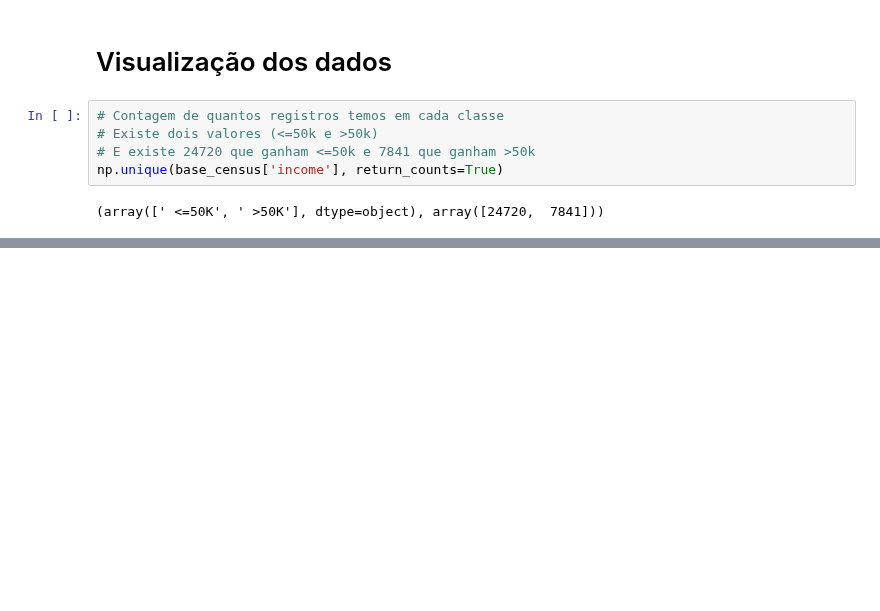
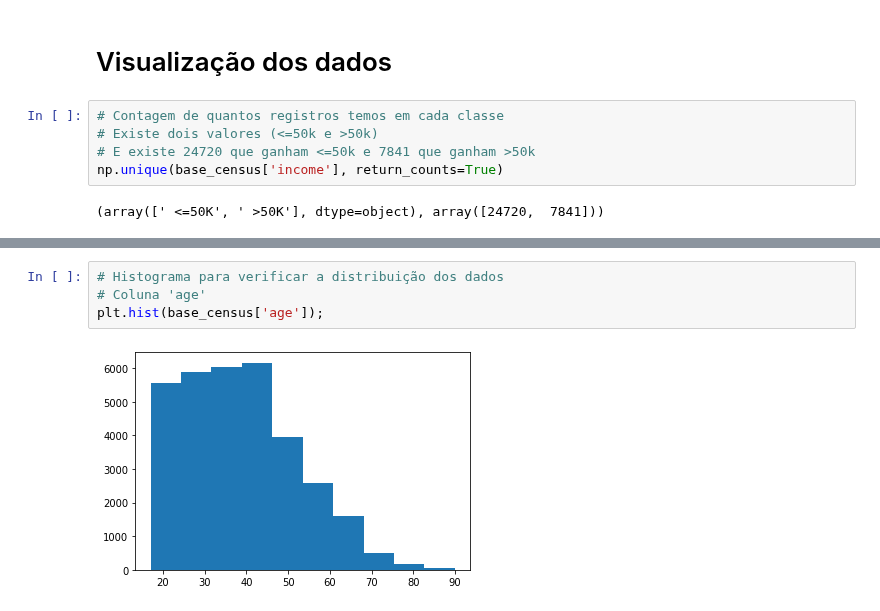
Before and after one commit to Brandao20vtr/projetos, a Jupyter notebook: ML01_PreProcessamentoCredito_PrevisaoSenso.ipynb, the cells around one changed output, grey strips where cells are left out. Drawn from its saved outputs; the diff is of its cells as text; blank space fills up the shorter version.

```diff
--- a/ML01_PreProcessamentoCredito_PrevisaoSenso.ipynb
+++ b/ML01_PreProcessamentoCredito_PrevisaoSenso.ipynb
@@ -645 +644,7 @@ sns.countplot(x = base_census['income'])
 [figure]
+# %%
+# Histograma para verificar a distribuição dos dados
+# Coluna 'age'
+plt.hist(base_census['age']);
+# %% [output]
+[figure, added]
```
Also changed, not shown: parts of 4 cells of this notebook.
